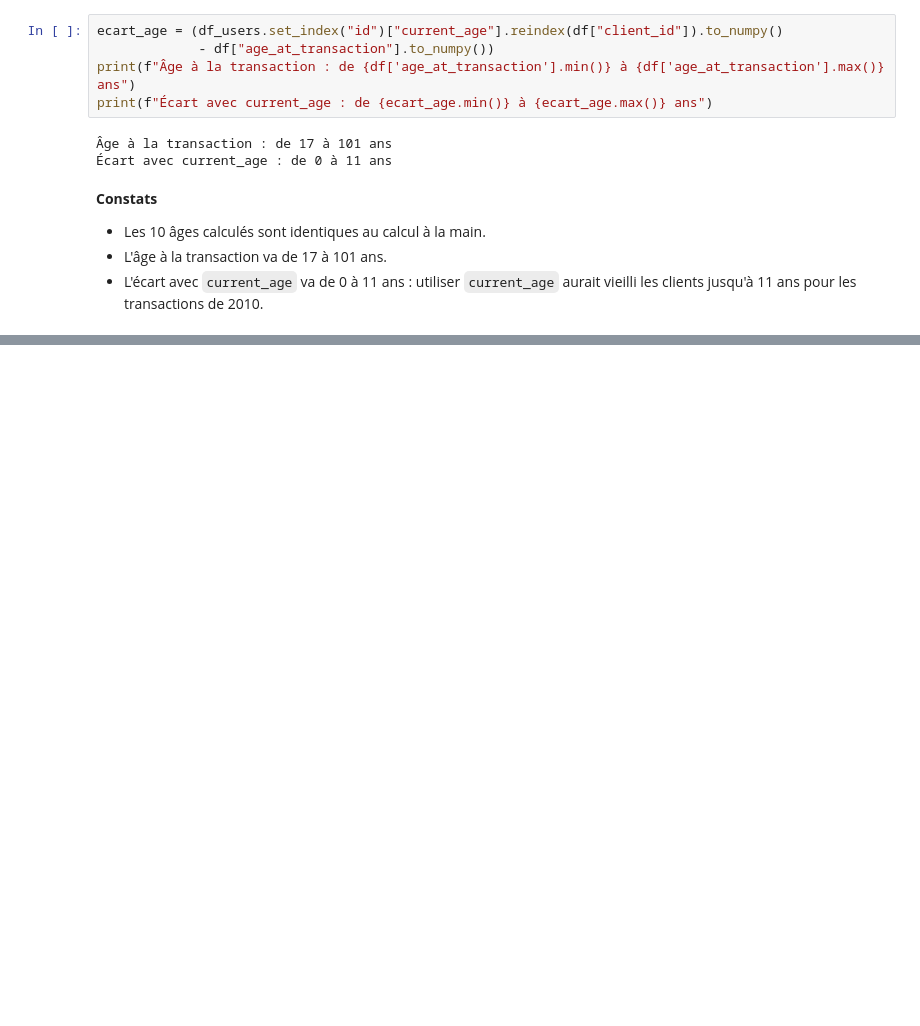
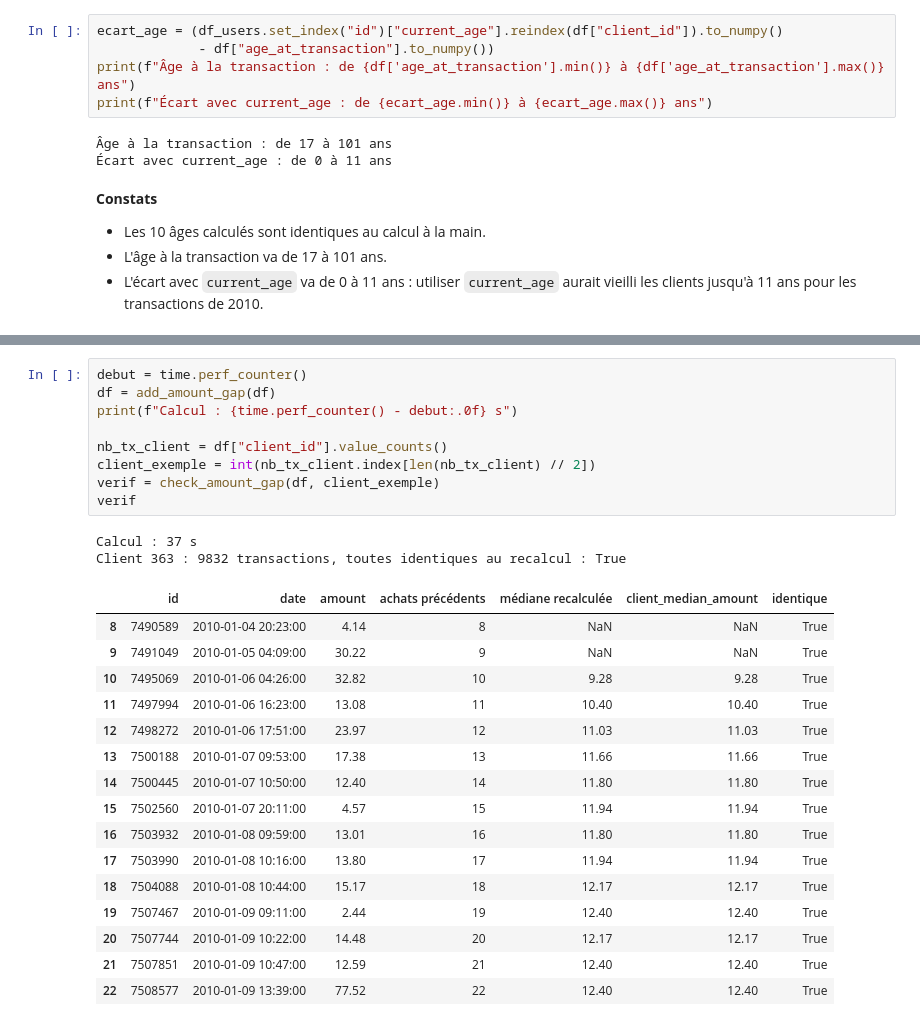
Before and after one commit to gorfanalyst-hue/projet5-fraude-bancaire, a Jupyter notebook: notebooks/04_table_analyse.ipynb, the cells around one changed output, grey strips where cells are left out. Cells and saved outputs as stored; diff of their text form; blank space fills up the shorter version.

Commit message:
P4-04: mesurer l'écart au montant habituel du client

```diff
--- a/notebooks/04_table_analyse.ipynb
+++ b/notebooks/04_table_analyse.ipynb
@@ -161,0 +168,28 @@ print(f"Écart avec current_age : de {ecart_age.min()} à {ecart_age.max()} ans"
+# %%
+debut = time.perf_counter()
+df = add_amount_gap(df)
+print(f"Calcul : {time.perf_counter() - debut:.0f} s")
+
+nb_tx_client = df["client_id"].value_counts()
+client_exemple = int(nb_tx_client.index[len(nb_tx_client) // 2])
+verif = check_amount_gap(df, client_exemple)
+verif
+# %% [output]
+Calcul : 37 s
+Client 363 : 9832 transactions, toutes identiques au recalcul : True
+|  | id | date | amount | achats précédents | médiane recalculée | client_median_amount | identique |
+| 8 | 7490589 | 2010-01-04 20:23:00 | 4.14 | 8 | NaN | NaN | True |
+| 9 | 7491049 | 2010-01-05 04:09:00 | 30.22 | 9 | NaN | NaN | True |
+| 10 | 7495069 | 2010-01-06 04:26:00 | 32.82 | 10 | 9.28 | 9.28 | True |
+| 11 | 7497994 | 2010-01-06 16:23:00 | 13.08 | 11 | 10.40 | 10.40 | True |
+| 12 | 7498272 | 2010-01-06 17:51:00 | 23.97 | 12 | 11.03 | 11.03 | True |
+| 13 | 7500188 | 2010-01-07 09:53:00 | 17.38 | 13 | 11.66 | 11.66 | True |
+| 14 | 7500445 | 2010-01-07 10:50:00 | 12.40 | 14 | 11.80 | 11.80 | True |
+| 15 | 7502560 | 2010-01-07 20:11:00 | 4.57 | 15 | 11.94 | 11.94 | True |
+| 16 | 7503932 | 2010-01-08 09:59:00 | 13.01 | 16 | 11.80 | 11.80 | True |
+| 17 | 7503990 | 2010-01-08 10:16:00 | 13.80 | 17 | 11.94 | 11.94 | True |
+| 18 | 7504088 | 2010-01-08 10:44:00 | 15.17 | 18 | 12.17 | 12.17 | True |
+| 19 | 7507467 | 2010-01-09 09:11:00 | 2.44 | 19 | 12.40 | 12.40 | True |
+| 20 | 7507744 | 2010-01-09 10:22:00 | 14.48 | 20 | 12.17 | 12.17 | True |
+| 21 | 7507851 | 2010-01-09 10:47:00 | 12.59 | 21 | 12.40 | 12.40 | True |
+| 22 | 7508577 | 2010-01-09 13:39:00 | 77.52 | 22 | 12.40 | 12.40 | True |
```
Also changed, not shown: parts of 3 cells of this notebook, 1 other file.
